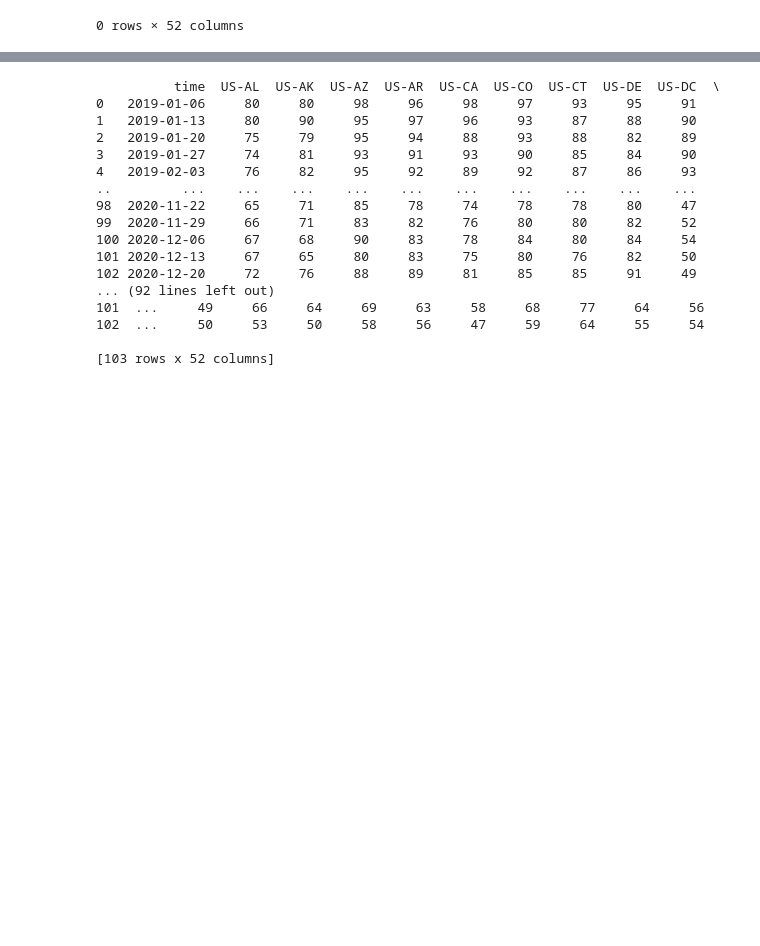
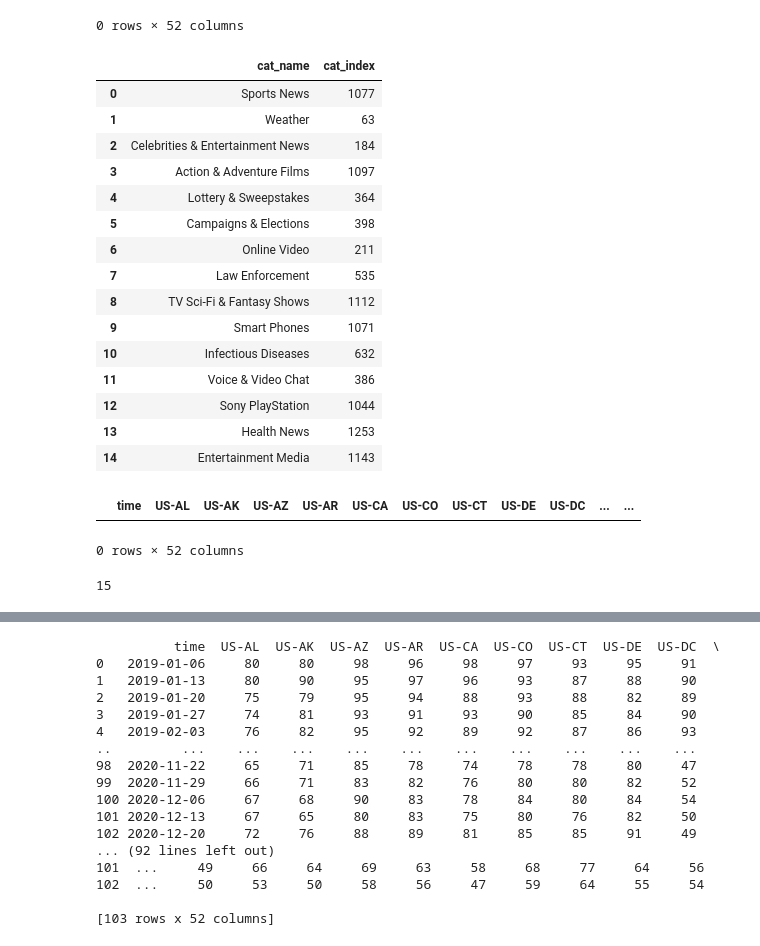
Before and after one commit to sarahDH615/google_trends_covid_project, a Jupyter notebook: sarah/google_trends/pytrends-google-search-data.ipynb, the cells around one changed output, grey strips where cells are left out. Saved outputs shown, nothing was run; the diff lists cells and outputs as text; code cells hidden in the pictures; blank space fills up the shorter version.

```diff
--- a/sarah/google_trends/pytrends-google-search-data.ipynb
+++ b/sarah/google_trends/pytrends-google-search-data.ipynb
@@ -147 +150,22 @@ def save_csv(category_index_num):
     #print(cat_info_df_dict[cat_name_list[category_index_num]])
+# %%
+path = 'top_cats.csv'
+top_cats_df = pd.read_csv(path)
+top_cats_df
+# %% [output]
+|  | cat_name | cat_index |
+| 0 | Sports News | 1077 |
+| 1 | Weather | 63 |
+| 2 | Celebrities & Entertainment News | 184 |
+| 3 | Action & Adventure Films | 1097 |
+| 4 | Lottery & Sweepstakes | 364 |
+| 5 | Campaigns & Elections | 398 |
+| 6 | Online Video | 211 |
+| 7 | Law Enforcement | 535 |
+| 8 | TV Sci-Fi & Fantasy Shows | 1112 |
+| 9 | Smart Phones | 1071 |
+| 10 | Infectious Diseases | 632 |
+| 11 | Voice & Video Chat | 386 |
+| 12 | Sony PlayStation | 1044 |
+| 13 | Health News | 1253 |
+| 14 | Entertainment Media | 1143 |
@@ -147,0 +180,10 @@ def save_csv(category_index_num):
+# %%
+#test printing a df
+top_cat_info_df_dict['Sports News']
+# %% [output]
+|  | time | US-AL | US-AK | US-AZ | US-AR | US-CA | US-CO | US-CT | US-DE | US-DC | ... | ... |
+0 rows × 52 columns
+# %%
+len(top_cat_info_df_dict)
+# %% [output]
+15
```
Also changed, not shown: parts of 19 cells of this notebook, 10 other files.
